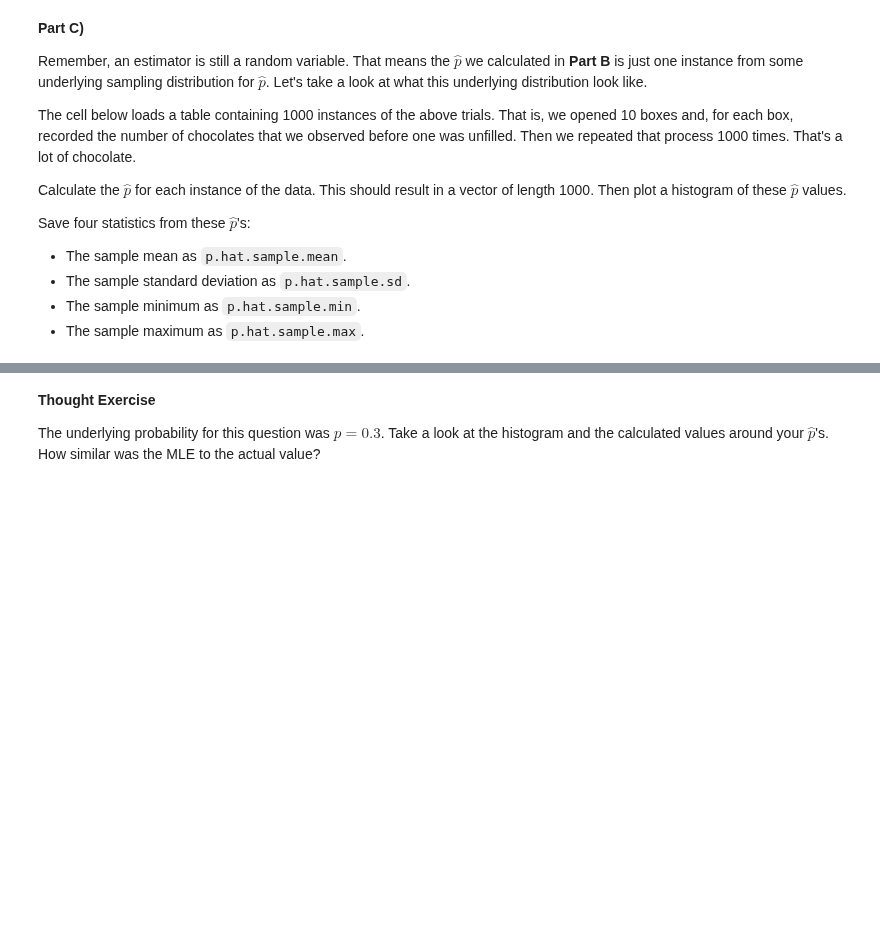
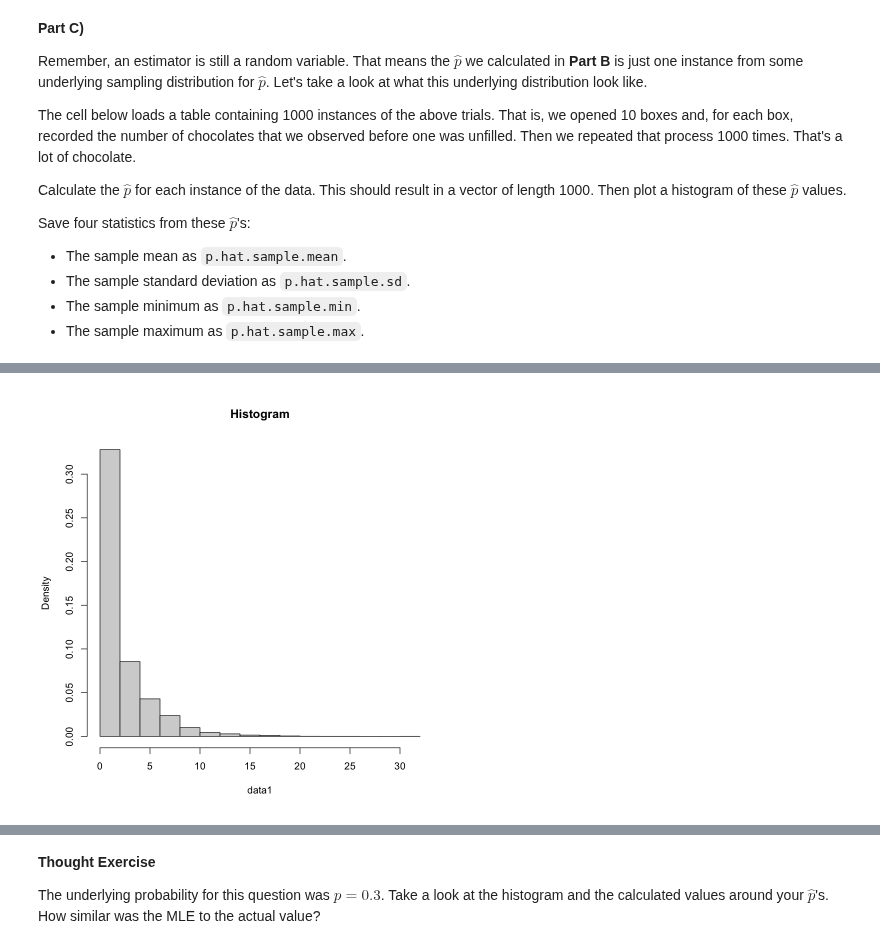
Before and after one commit to RyanJTalbot/MSDS, a Jupyter notebook: Pathway - Specialization/Data Science Foundations - Statistical Inference Specialization /Statistical Inference for Estimation in Data Science /wk2/lab/A_M2/M2_autograded.ipynb, the cells around one changed output, grey strips where cells are left out. Drawn from its saved outputs; the diff is of its cells as text; code cells hidden in the pictures; blank space fills up the shorter version.

```diff
--- a/Pathway - Specialization/Data Science Foundations - Statistical Inference Specialization /Statistical Inference for Estimation in Data Science /wk2/lab/A_M2/M2_autograded.ipynb
+++ b/Pathway - Specialization/Data Science Foundations - Statistical Inference Specialization /Statistical Inference for Estimation in Data Science /wk2/lab/A_M2/M2_autograded.ipynb
@@ -77,3 +87,9 @@ head(chocolate.data)
+# %%
+data1<-c(unlist(chocolate.data))
+# %%
+hist(data1,prob=T,main="Histogram")
+# %% [output]
+[figure, added]
 # %%
 p.hat.sample.mean = NA
 p.hat.sample.sd = NA
```
Also changed, not shown: parts of 3 cells of this notebook, 38 other files.
